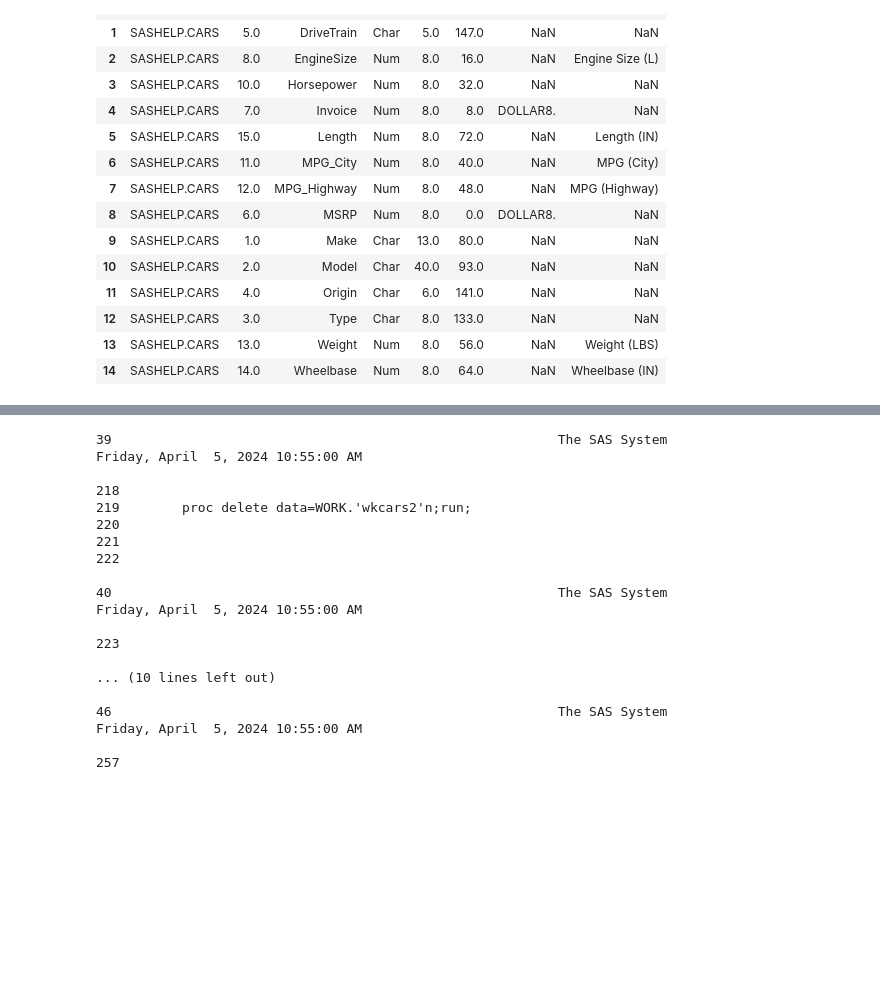
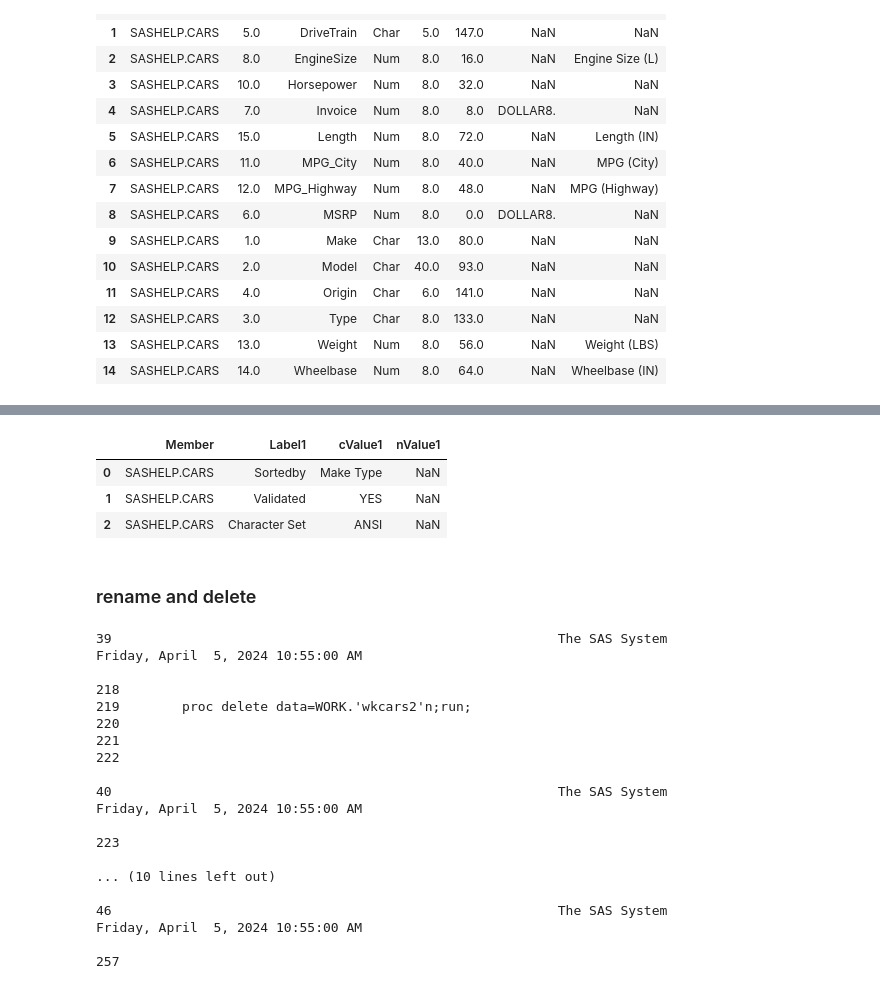
Before and after one commit to 0xdomyz/sas_collection, a Jupyter notebook: saspy_scripts/sasdata_obj/meta.ipynb, the cells around one changed output, grey strips where cells are left out. Saved outputs shown, nothing was run; the diff lists cells and outputs as text; code cells hidden in the pictures; blank space fills up the shorter version.

```diff
--- a/saspy_scripts/sasdata_obj/meta.ipynb
+++ b/saspy_scripts/sasdata_obj/meta.ipynb
@@ -52,3 +106,12 @@ cars.columnInfo()
+# %%
+res['Sortedby']
+# %% [output]
+|  | Member | Label1 | cValue1 | nValue1 |
+| 0 | SASHELP.CARS | Sortedby | Make Type | NaN |
+| 1 | SASHELP.CARS | Validated | YES | NaN |
+| 2 | SASHELP.CARS | Character Set | ANSI | NaN |
+# %% [markdown]
+### rename and delete
 # %%
 sas.submit("data wkcars; set sashelp.cars; run;")
 wkcars = sas.sasdata('wkcars')
```
Also changed, not shown: parts of 8 cells of this notebook.
